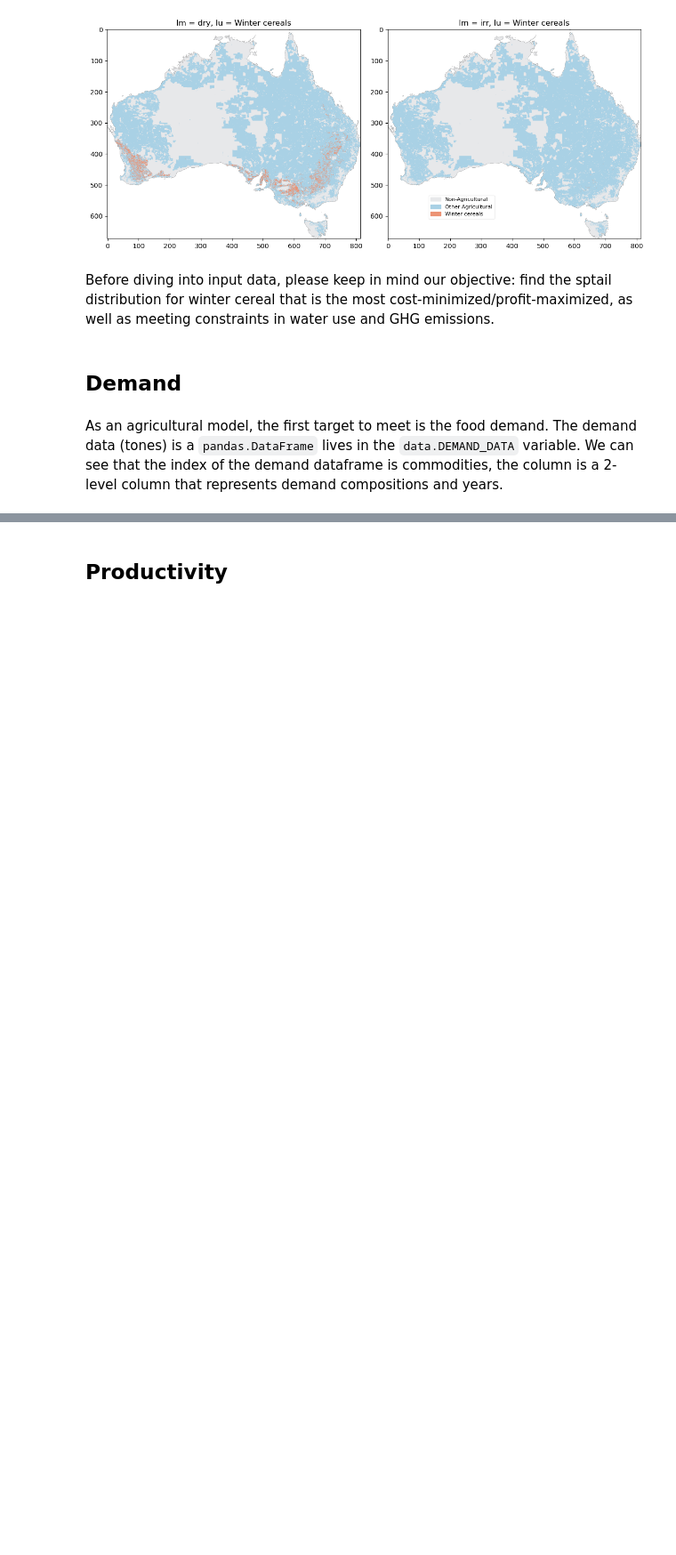
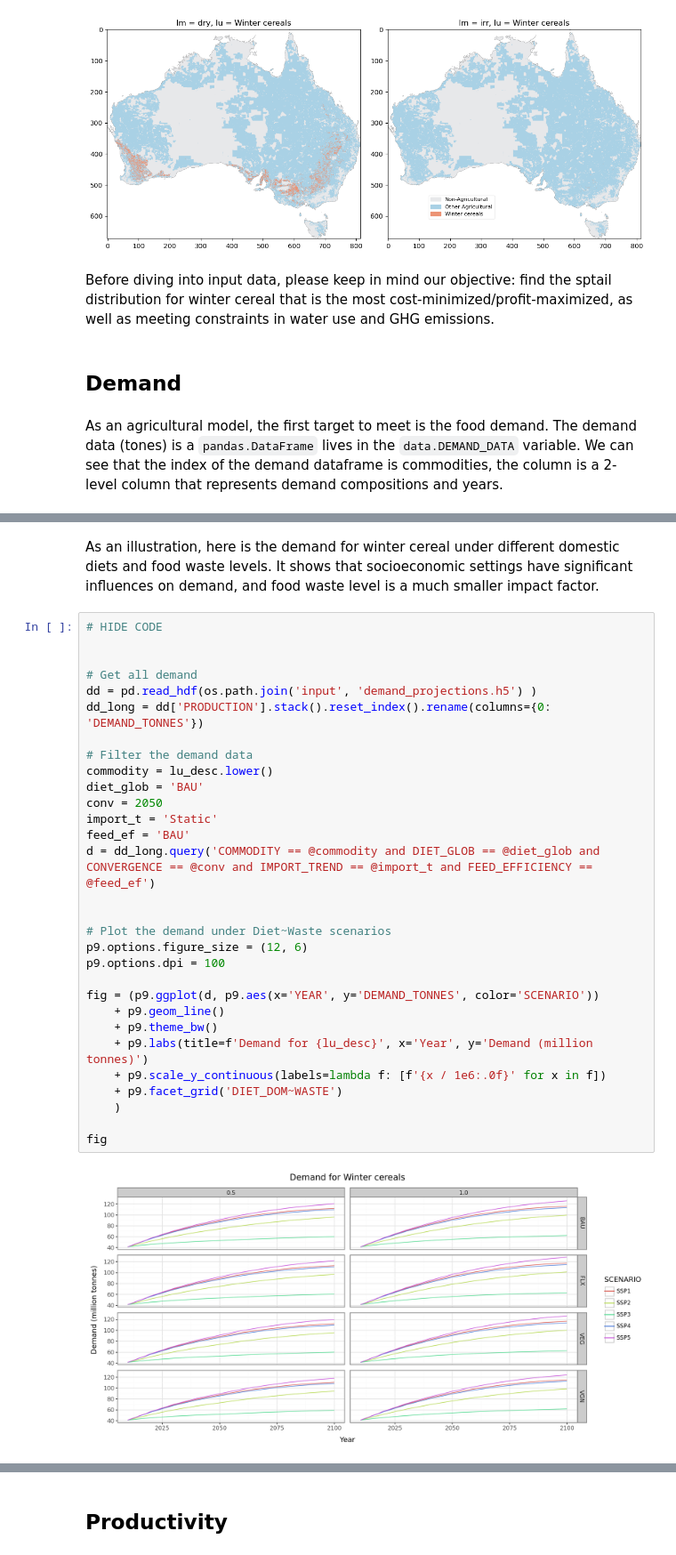
Before and after one commit to land-use-trade-offs/luto-2.0, a Jupyter notebook: luto/tools/Manual_jupyter_books/Chap_1_1_LUTO_overview.ipynb, the cells around one changed output, grey strips where cells are left out. Shown at 89% size. Drawn from its saved outputs; the diff is of its cells as text; blank space fills up the shorter version.

```diff
--- a/luto/tools/Manual_jupyter_books/Chap_1_1_LUTO_overview.ipynb
+++ b/luto/tools/Manual_jupyter_books/Chap_1_1_LUTO_overview.ipynb
@@ -255,0 +236,34 @@ dd_long
+# %% [markdown]
+As an illustration, here is the demand for winter cereal under different domestic diets and food waste levels. It shows that socioeconomic settings have significant influences on demand, and food waste level is a much smaller impact factor.
+# %%
+# HIDE CODE
+
+
+# Get all demand
+dd = pd.read_hdf(os.path.join('input', 'demand_projections.h5') )
+dd_long = dd['PRODUCTION'].stack().reset_index().rename(columns={0: 'DEMAND_TONNES'})
+
+# Filter the demand data
+commodity = lu_desc.lower()
+diet_glob = 'BAU'
+conv = 2050
+import_t = 'Static'
+feed_ef = 'BAU'
+d = dd_long.query('COMMODITY == @commodity and DIET_GLOB == @diet_glob and CONVERGENCE == @conv and IMPORT_TREND == @import_t and FEED_EFFICIENCY == @feed_ef')
+
+
+# Plot the demand under Diet~Waste scenarios
+p9.options.figure_size = (12, 6)
+p9.options.dpi = 100
+
+fig = (p9.ggplot(d, p9.aes(x='YEAR', y='DEMAND_TONNES', color='SCENARIO'))
+    + p9.geom_line()
+    + p9.theme_bw()
+    + p9.labs(title=f'Demand for {lu_desc}', x='Year', y='Demand (million tonnes)')
+    + p9.scale_y_continuous(labels=lambda f: [f'{x / 1e6:.0f}' for x in f])
+    + p9.facet_grid('DIET_DOM~WASTE')
+    )
+
+fig
+# %% [output]
+[figure, added]
```
Also changed, not shown: parts of 68 cells of this notebook, 16 other files.
